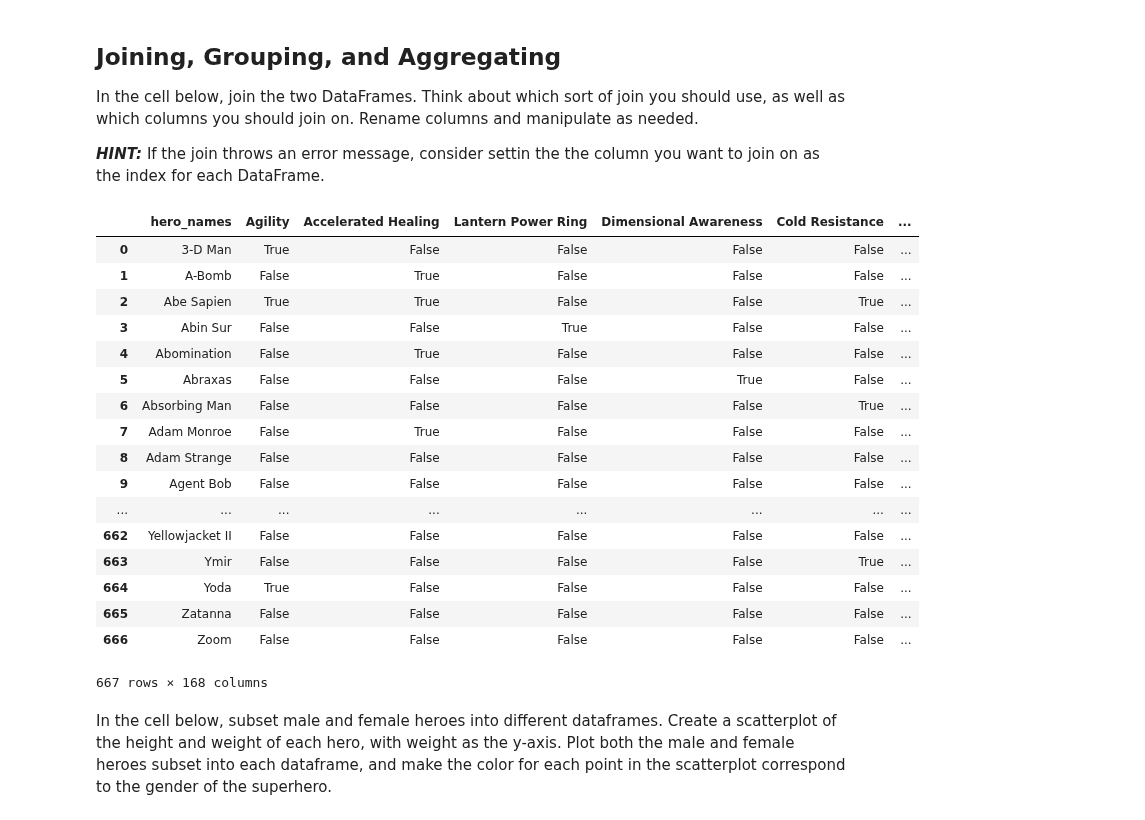
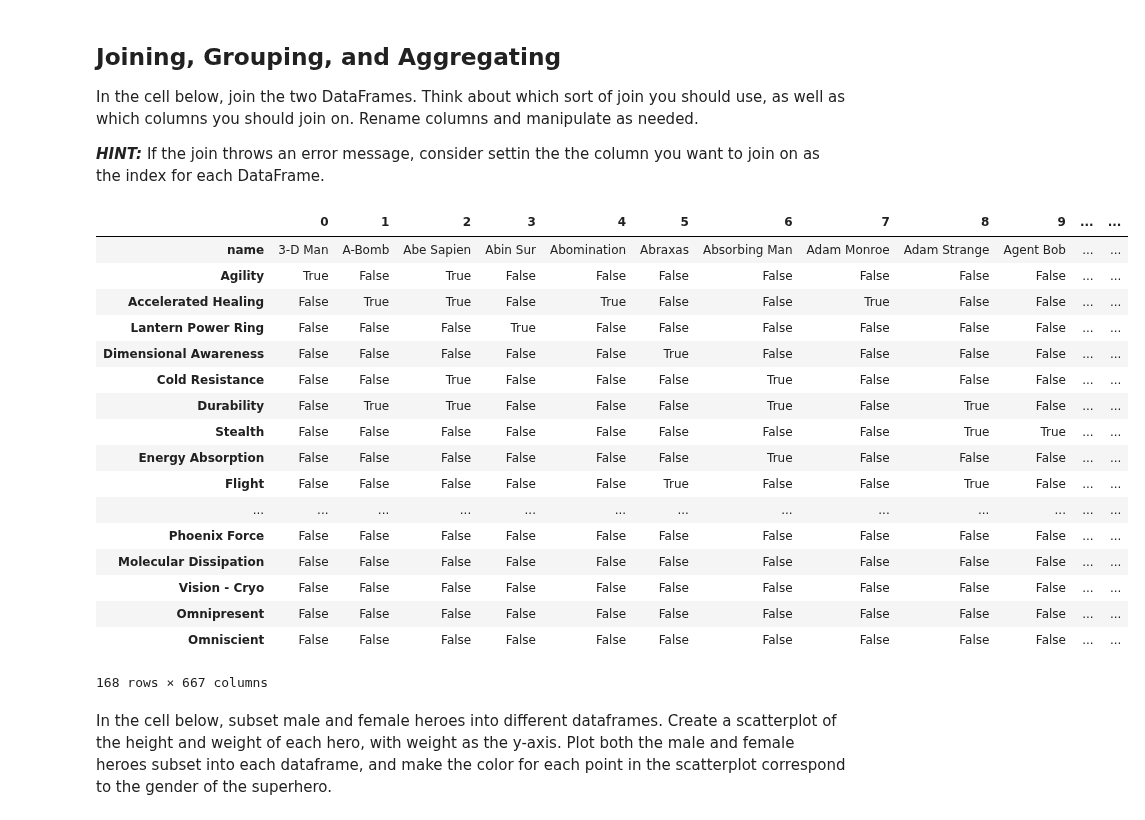
Before and after one commit to AlludedCrabb/dsc-1-04-13-project-data-cleaning-seattle-ds-career-040119, a Jupyter notebook: index.ipynb, the cells around one changed output. Saved outputs shown, nothing was run; the diff lists cells and outputs as text; code cells hidden in the pictures.

```diff
--- a/index.ipynb
+++ b/index.ipynb
@@ -166,25 +166,26 @@ In the cell below, join the two DataFrames.  Think about which sort of join you
 **_HINT:_** If the join throws an error message, consider settin the the column you want to join on as the index for each DataFrame.
 # %%
 powers_df.rename(columns={'hero_names':'name'}, inplace=True)
+powers_df.T
 # %% [output]
-|  | hero_names | Agility | Accelerated Healing | Lantern Power Ring | Dimensional Awareness | Cold Resistance | ... |
-| 0 | 3-D Man | True | False | False | False | False | ... |
-| 1 | A-Bomb | False | True | False | False | False | ... |
-| 2 | Abe Sapien | True | True | False | False | True | ... |
-| 3 | Abin Sur | False | False | True | False | False | ... |
-| 4 | Abomination | False | True | False | False | False | ... |
-| 5 | Abraxas | False | False | False | True | False | ... |
-| 6 | Absorbing Man | False | False | False | False | True | ... |
-| 7 | Adam Monroe | False | True | False | False | False | ... |
-| 8 | Adam Strange | False | False | False | False | False | ... |
-| 9 | Agent Bob | False | False | False | False | False | ... |
-| ... | ... | ... | ... | ... | ... | ... | ... |
-| 662 | Yellowjacket II | False | False | False | False | False | ... |
-| 663 | Ymir | False | False | False | False | True | ... |
-| 664 | Yoda | True | False | False | False | False | ... |
-| 665 | Zatanna | False | False | False | False | False | ... |
-| 666 | Zoom | False | False | False | False | False | ... |
+|  | 0 | 1 | 2 | 3 | 4 | 5 | 6 | 7 | 8 | 9 | ... | ... |
+| name | 3-D Man | A-Bomb | Abe Sapien | Abin Sur | Abomination | Abraxas | Absorbing Man | Adam Monroe | Adam Strange | Agent Bob | ... | ... |
+| Agility | True | False | True | False | False | False | False | False | False | False | ... | ... |
+| Accelerated Healing | False | True | True | False | True | False | False | True | False | False | ... | ... |
+| Lantern Power Ring | False | False | False | True | False | False | False | False | False | False | ... | ... |
+| Dimensional Awareness | False | False | False | False | False | True | False | False | False | False | ... | ... |
+| Cold Resistance | False | False | True | False | False | False | True | False | False | False | ... | ... |
+| Durability | False | True | True | False | False | False | True | False | True | False | ... | ... |
+| Stealth | False | False | False | False | False | False | False | False | True | True | ... | ... |
+| Energy Absorption | False | False | False | False | False | False | True | False | False | False | ... | ... |
+| Flight | False | False | False | False | False | True | False | False | True | False | ... | ... |
+| ... | ... | ... | ... | ... | ... | ... | ... | ... | ... | ... | ... | ... |
+| Phoenix Force | False | False | False | False | False | False | False | False | False | False | ... | ... |
+| Molecular Dissipation | False | False | False | False | False | False | False | False | False | False | ... | ... |
+| Vision - Cryo | False | False | False | False | False | False | False | False | False | False | ... | ... |
+| Omnipresent | False | False | False | False | False | False | False | False | False | False | ... | ... |
+| Omniscient | False | False | False | False | False | False | False | False | False | False | ... | ... |
-667 rows × 168 columns
+168 rows × 667 columns
 # %% [markdown]
 In the cell below, subset male and female heroes into different dataframes.  Create a scatterplot of the height and weight of each hero, with weight as the y-axis.  Plot both the male and female heroes subset into each dataframe, and make the color for each point in the scatterplot correspond to the gender of the superhero.
 # %% [markdown]
```
